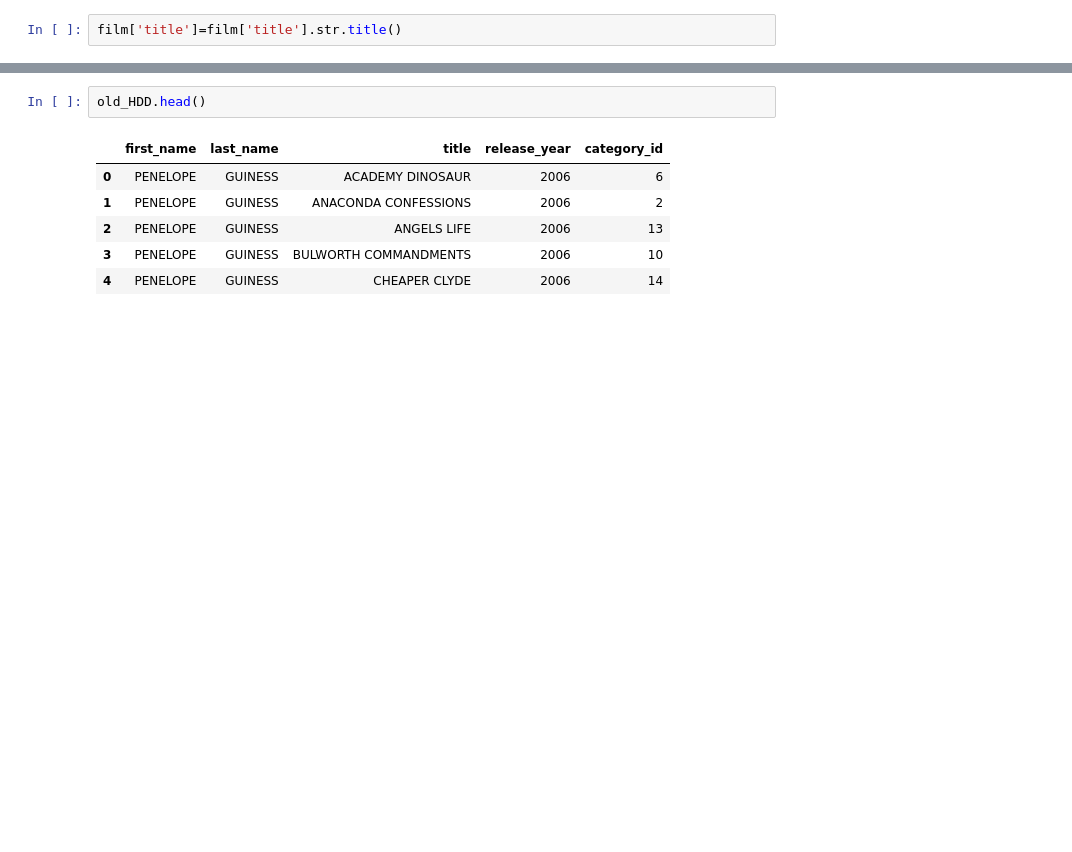
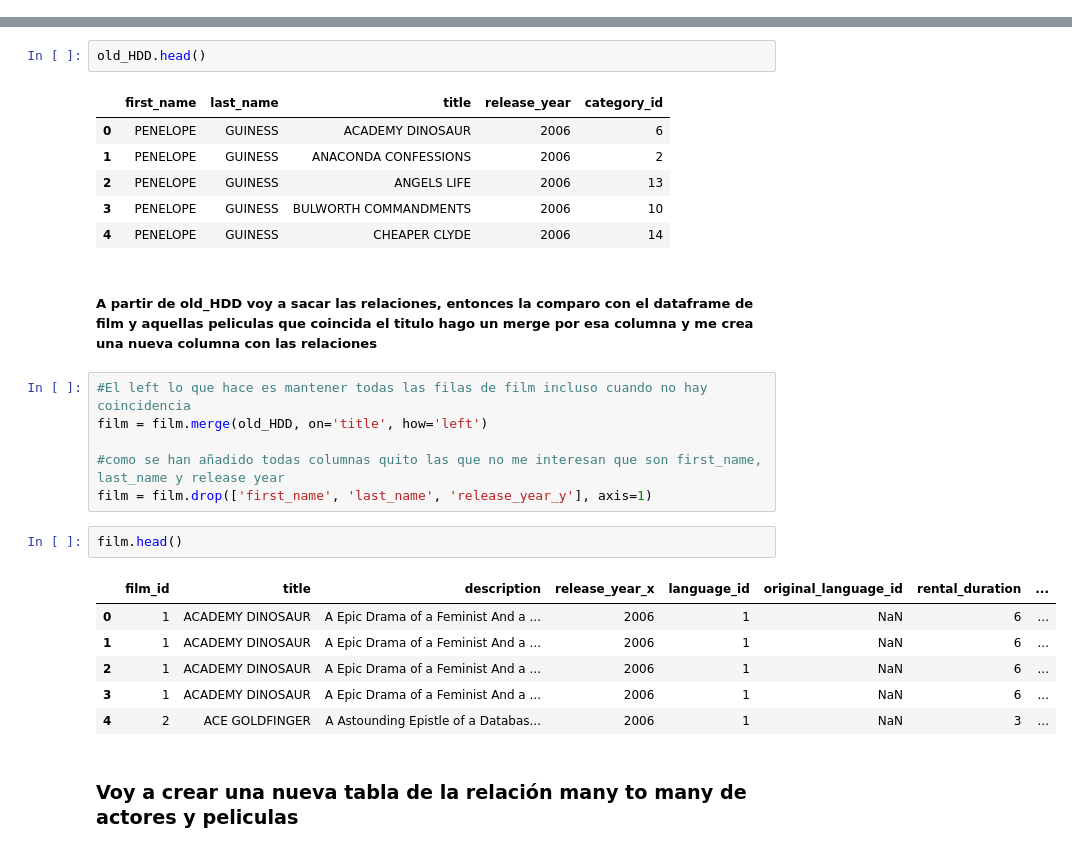
Before and after one commit to carolinariveraa/SQL-Database, a Jupyter notebook: notebook/main.ipynb, the cells around one changed output, grey strips where cells are left out. Saved outputs shown, nothing was run; the diff lists cells and outputs as text; blank space fills up the shorter version.

Commit message:
tabla actor_film

```diff
--- a/notebook/main.ipynb
+++ b/notebook/main.ipynb
@@ -73,5 +64,3 @@ film.head()
 | 2 | 3 | ADAPTATION HOLES | A Astounding Reflection of a Lumb... | 2006 | 1 | NaN | 7 | ... |
 | 3 | 4 | AFFAIR PREJUDICE | A Fanciful Documentary of a Frisb... | 2006 | 1 | NaN | 5 | ... |
 | 4 | 5 | AFRICAN EGG | A Fast-Paced Documentary of a Pas... | 2006 | 1 | NaN | 6 | ... |
-# %%
-film['title']=film['title'].str.title()
@@ -142,3 +142,22 @@ old_HDD.head()
 | 2 | PENELOPE | GUINESS | ANGELS LIFE | 2006 | 13 |
 | 3 | PENELOPE | GUINESS | BULWORTH COMMANDMENTS | 2006 | 10 |
 | 4 | PENELOPE | GUINESS | CHEAPER CLYDE | 2006 | 14 |
+# %% [markdown]
+##### A partir de old_HDD voy a sacar las relaciones, entonces la comparo con el dataframe de film y aquellas peliculas que coincida el titulo hago un merge por esa columna y me crea una nueva columna con las relaciones
+# %%
+#El left lo que hace es mantener todas las filas de film incluso cuando no hay coincidencia
+film = film.merge(old_HDD, on='title', how='left')
+
+#como se han añadido todas columnas quito las que no me interesan que son first_name, last_name y release year
+film = film.drop(['first_name', 'last_name', 'release_year_y'], axis=1)
+# %%
+film.head()
+# %% [output]
+|  | film_id | title | description | release_year_x | language_id | original_language_id | rental_duration | ... |
+| 0 | 1 | ACADEMY DINOSAUR | A Epic Drama of a Feminist And a ... | 2006 | 1 | NaN | 6 | ... |
+| 1 | 1 | ACADEMY DINOSAUR | A Epic Drama of a Feminist And a ... | 2006 | 1 | NaN | 6 | ... |
+| 2 | 1 | ACADEMY DINOSAUR | A Epic Drama of a Feminist And a ... | 2006 | 1 | NaN | 6 | ... |
+| 3 | 1 | ACADEMY DINOSAUR | A Epic Drama of a Feminist And a ... | 2006 | 1 | NaN | 6 | ... |
+| 4 | 2 | ACE GOLDFINGER | A Astounding Epistle of a Databas... | 2006 | 1 | NaN | 3 | ... |
+# %% [markdown]
+### Voy a crear una nueva tabla de la relación many to many de actores y peliculas
```
Also changed, not shown: parts of 8 cells of this notebook.
